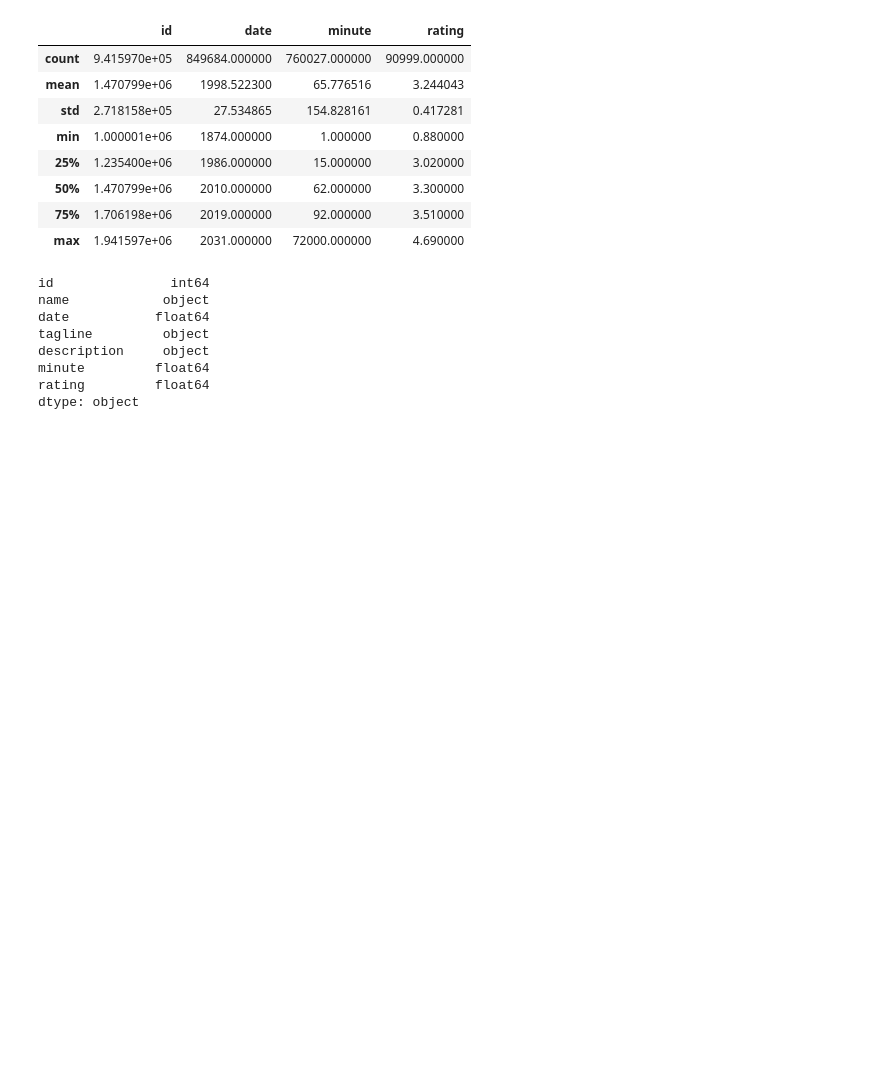
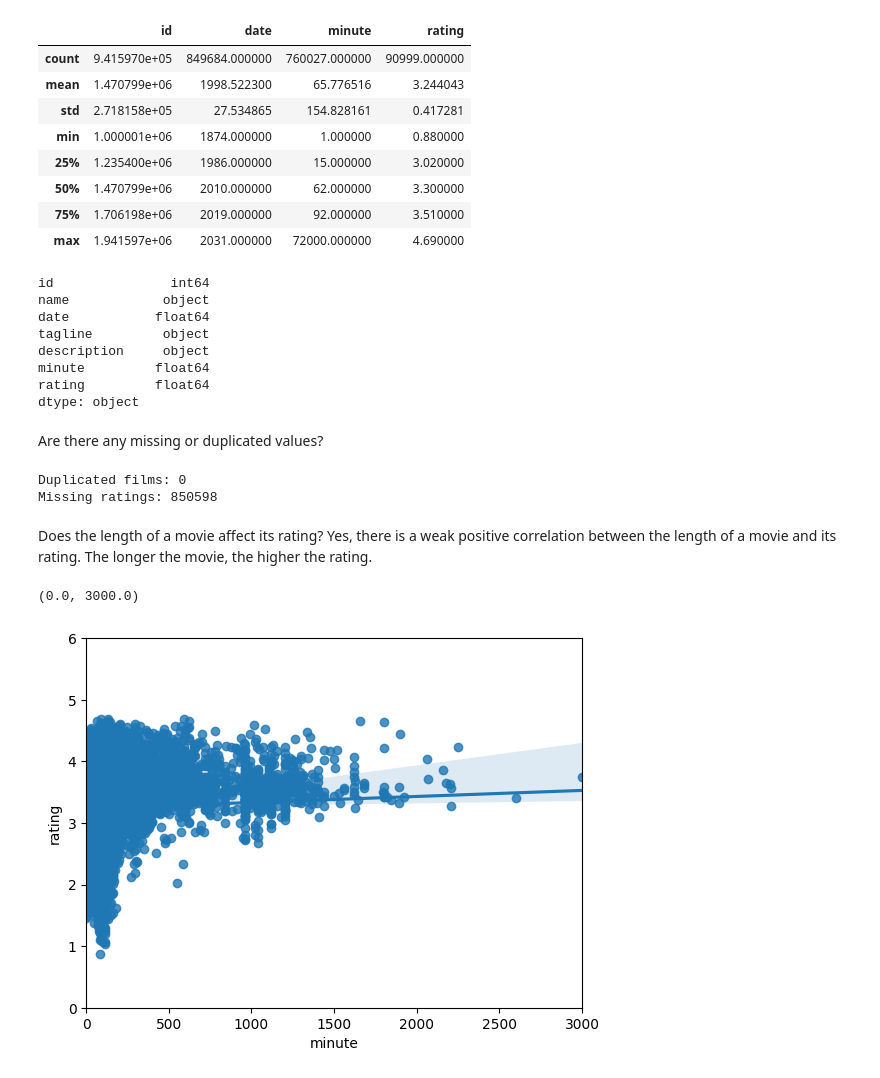
Before and after one commit to LudwingKun/IUM_TWEB_Bissal_Lombardozzi, a Jupyter notebook: MainDirectory/DataAnalisis_IUM/movies.ipynb, the cells around one changed output. Saved outputs shown, nothing was run; the diff lists cells and outputs as text; code cells hidden in the pictures; blank space fills up the shorter version.

Commit message:
FEAT: countries.ipynb & movies.ipynb completed

```diff
--- a/MainDirectory/DataAnalisis_IUM/movies.ipynb
+++ b/MainDirectory/DataAnalisis_IUM/movies.ipynb
@@ -52,3 +53,25 @@ description     object
 minute         float64
 rating         float64
 dtype: object
+# %% [markdown]
+Are there any missing or duplicated values?
+# %%
+duplicates = df_movies['id'].duplicated().sum()
+print("Duplicated films: " + str(duplicates))
+
+missing = df_movies['rating'].isnull().sum()
+print("Missing ratings: " + str(missing))
+# %% [output]
+Duplicated films: 0
+Missing ratings: 850598
+# %% [markdown]
+Does the length of a movie affect its rating?
+Yes, there is a weak positive correlation between the length of a movie and its rating.
+The longer the movie, the higher the rating.
+# %%
+sns.regplot(data=df_movies, x='minute', y='rating')
+plt.ylim(0, 6)
+plt.xlim(0, 3000)
+# %% [output]
+(0.0, 3000.0)
+[figure, added]
```
Also changed, not shown: parts of 2 cells of this notebook, 5 other files.
